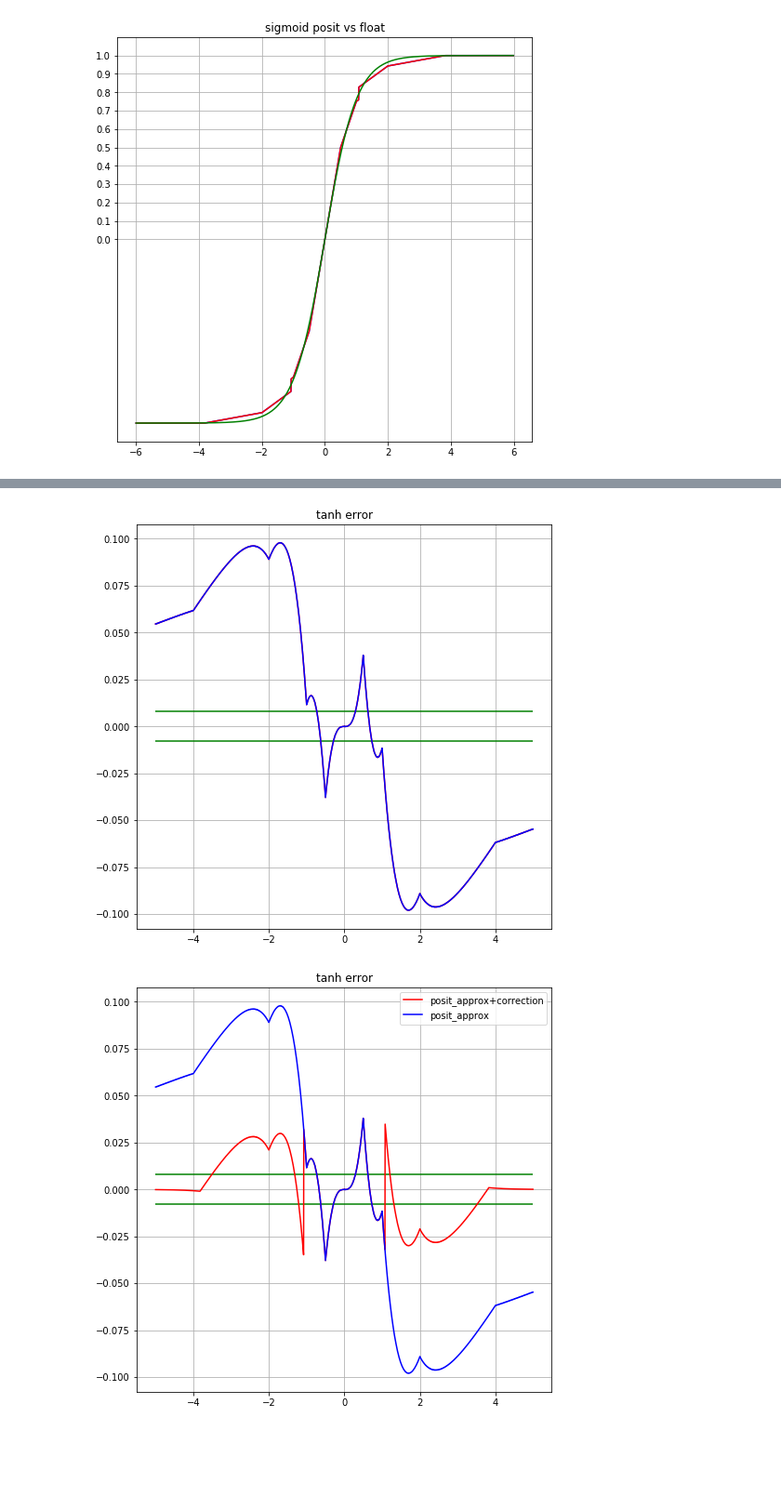
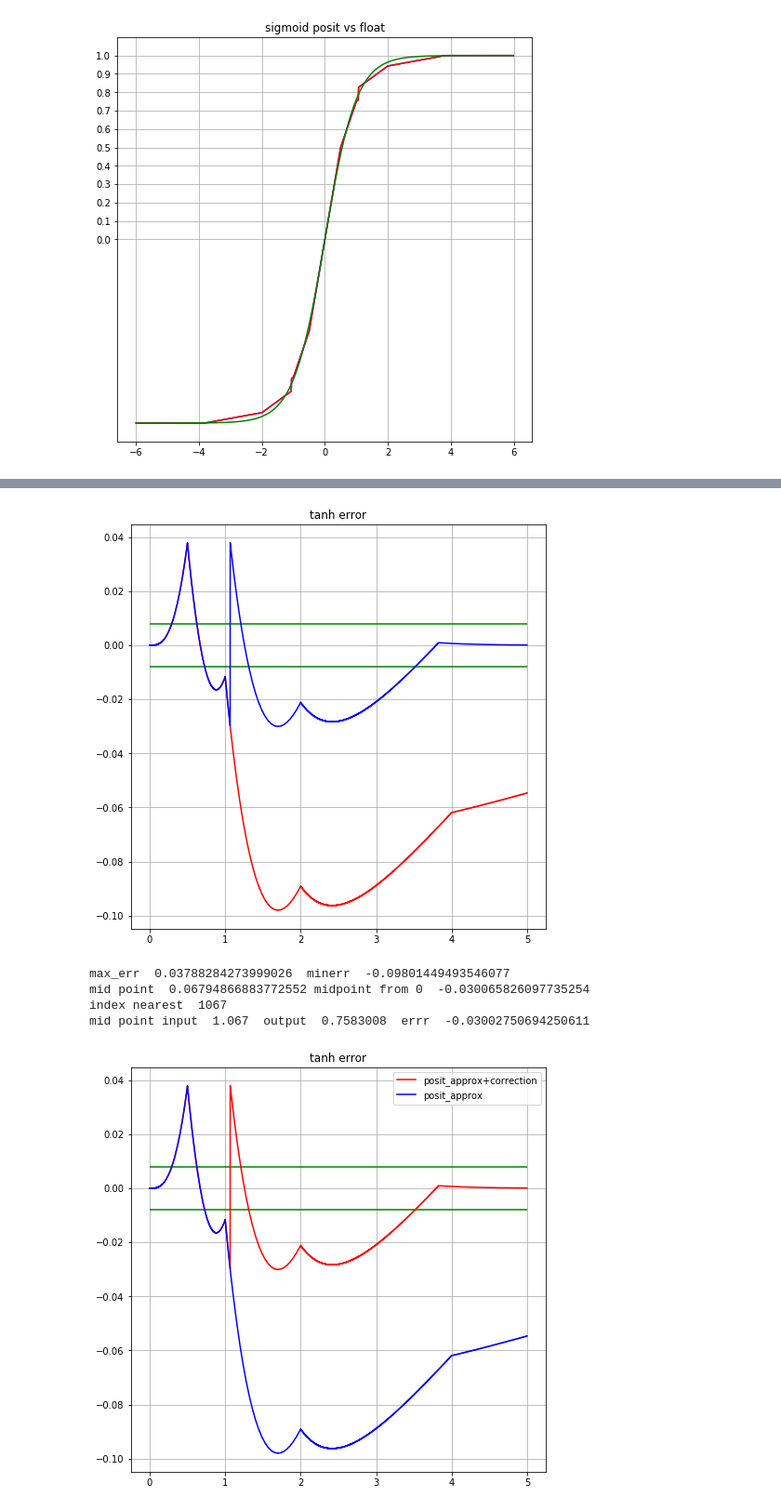
Before and after one commit to Tiiiger/QPyTorch, a Jupyter notebook: examples/tutorial/test_posit_func.ipynb, the cells around one changed output, grey strips where cells are left out. Shown: that part at 93% size. Saved outputs shown, nothing was run; the diff lists cells and outputs as text; code cells hidden in the pictures; blank space fills up the shorter version.

Commit message:
final correction tanh

```diff
--- a/examples/tutorial/test_posit_func.ipynb
+++ b/examples/tutorial/test_posit_func.ipynb
@@ -70,7 +70,7 @@ plt.show()
 [figure]
 # %%
 
-input = np.arange(-5,5,0.005)
+input = np.arange(0,5,0.001)
 input_tensor = torch.tensor(input, dtype=torch.float)
 def tanh(x) :
     return np.exp(x)/(np.exp(x)+1)
@@ -103,38 +103,61 @@ plt.show()
 # %%
 plt.plot(input, out_16.numpy().flatten() - np.tanh(input),color='red')
-plt.plot(input, out_16.numpy().flatten() - np.tanh(input),color='blue')
+plt.plot(input, out_16_enhanced.numpy().flatten() - np.tanh(input),color='blue')
 plt.hlines([-2/255.0, 2/255.0], min(input), max(input),color = 'green')
 plt.title('tanh error')
 plt.grid()
 plt.show()
+output = out_16.cpu().detach().numpy().flatten()
+error = out_16.numpy().flatten() - np.tanh(input)
+max_index = np.argmax(error)
+min_index = np.argmin(error)
+mid_point = abs(error[max_index] + abs( error[min_index]))/2
+print ('max_err ', error[max_index], ' minerr ', error[min_index])
+print ('mid point ', mid_point, 'midpoint from 0 ', mid_point + error[min_index])
+mid_point_corrected = mid_point + error[min_index]
+def find_nearest(array, value):
+    array = np.asarray(array)
+    idx = (np.abs(array - value)).argmin()
+    return idx
+import math
+print('index nearest ', find_nearest(error, mid_point_corrected))
+index_err = find_nearest(error, mid_point_corrected)
+print ('mid point input ', input[index_err], ' output ', output[index_err], ' errr ', error[index_err])
 # %% [output]
-[figure, old version]
+[figure, new version]
+max_err  0.03788284273999026  minerr  -0.09801449493546077
+mid point  0.06794866883772552 midpoint from 0  -0.030065826097735254
+index nearest  1067
+mid point input  1.067  output  0.7583008  errr  -0.03002750694250611
 # %%
 def correction(element):
     if (element>0.6):
         return min(element*1.07, 1)
     elif (element<-0.6):
         return max(element*1.07, -1)
     else :
         return element
 def correction2(element):
-    if (element>0.76):
-        return min(element+0.068, 1)
-    elif (element<-0.76):
-        return max(element-0.068,-1)
+    if (element>0.7583):
+        return min(element+0.06795, 1)
+    elif (element<-0.7583):
+        return max(element-0.06795,-1)
     else :
         return element
 
 corrected_tanh = np.fromiter(map(correction2, out_16.numpy().flatten()), dtype=float)
-plt.plot(input, out_16_enhanced - np.tanh(input) ,color='red',label = "posit_approx+correction")
+plt.plot(input, corrected_tanh - np.tanh(input) ,color='red',label = "posit_approx+correction")
 plt.plot(input, out_16.numpy().flatten() - np.tanh(input),color='blue',label = "posit_approx")
+#plt.scatter(input, corrected_tanh - np.tanh(input) ,marker = 'x',facecolors='none', edgecolors='r',color='red',label = "posit_approx+correction")
+#plt.scatter(input, out_16.numpy().flatten() - np.tanh(input), marker='o',facecolors='none', edgecolors='b',color='blue',label = "posit_approx")
+
 plt.hlines([-2/255.0, 2/255.0], min(input), max(input),color = 'green')
 plt.title('tanh error')
 plt.legend()
 plt.grid()
 plt.show()
 # %% [output]
-[figure, old version]
+[figure, new version]
 # %%
 import torch.nn as nn
 import torch
```
Also changed, not shown: parts of 3 cells of this notebook, 2 other files.
